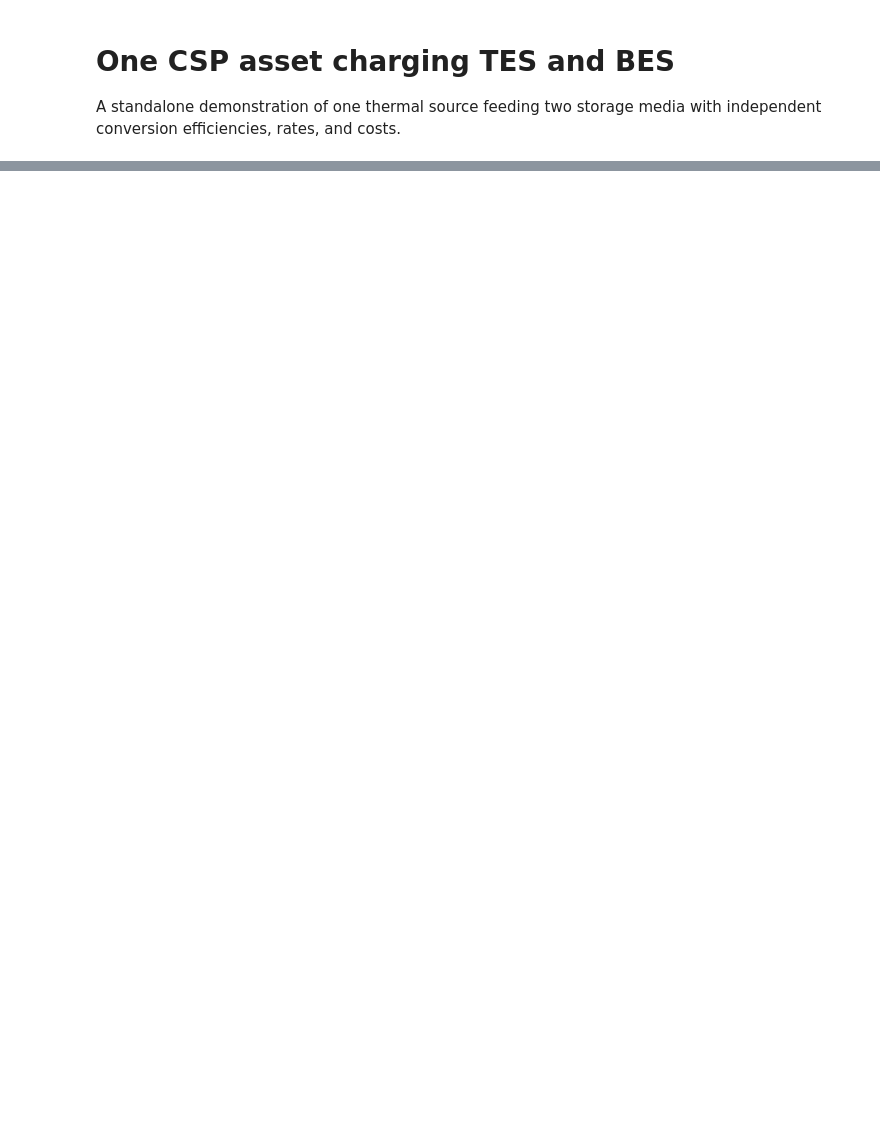
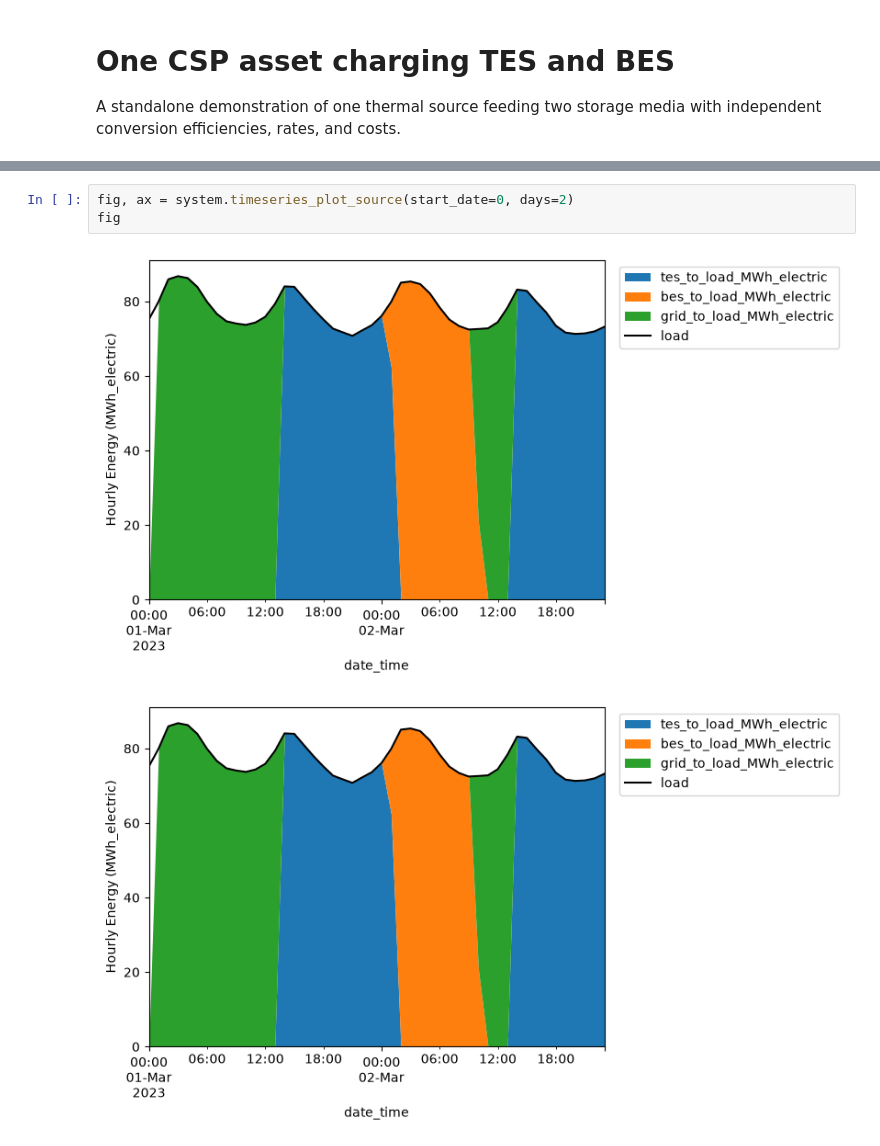
Before and after one commit to sandialabs/enliten, a Jupyter notebook: examples/csp_multiple_storage.ipynb, the cells around one changed output, grey strips where cells are left out. Drawn from its saved outputs; the diff is of its cells as text; blank space fills up the shorter version.

```diff
--- a/examples/csp_multiple_storage.ipynb
+++ b/examples/csp_multiple_storage.ipynb
@@ -40,3 +87,9 @@ LCOECalculator.from_system(system).calculate_lcoe_metrics()
+# %%
+fig, ax = system.timeseries_plot_source(start_date=0, days=2)
+fig
+# %% [output]
+[figure, added]
+[figure, added]
 # %%
 fig, ax = system.plot_storage_capacity(start_date=0, days=2)
 fig
```
Also changed, not shown: parts of 4 cells of this notebook, 3 other files.
